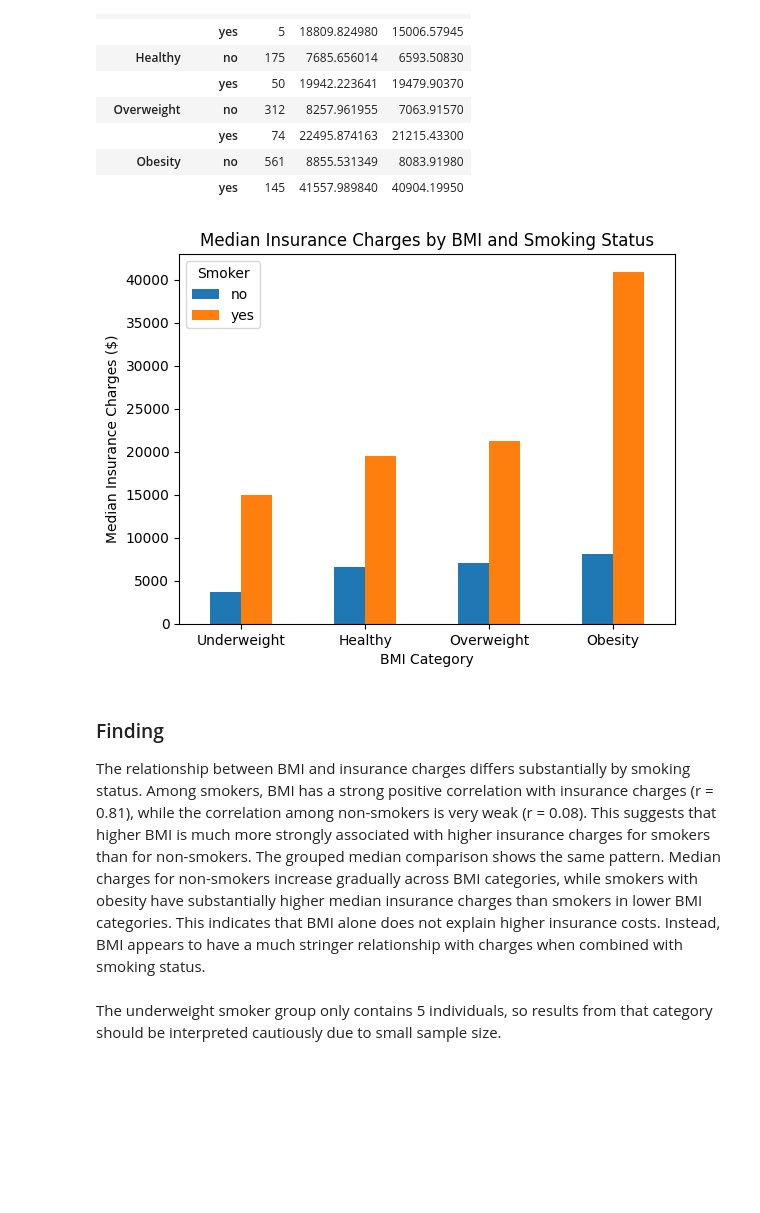
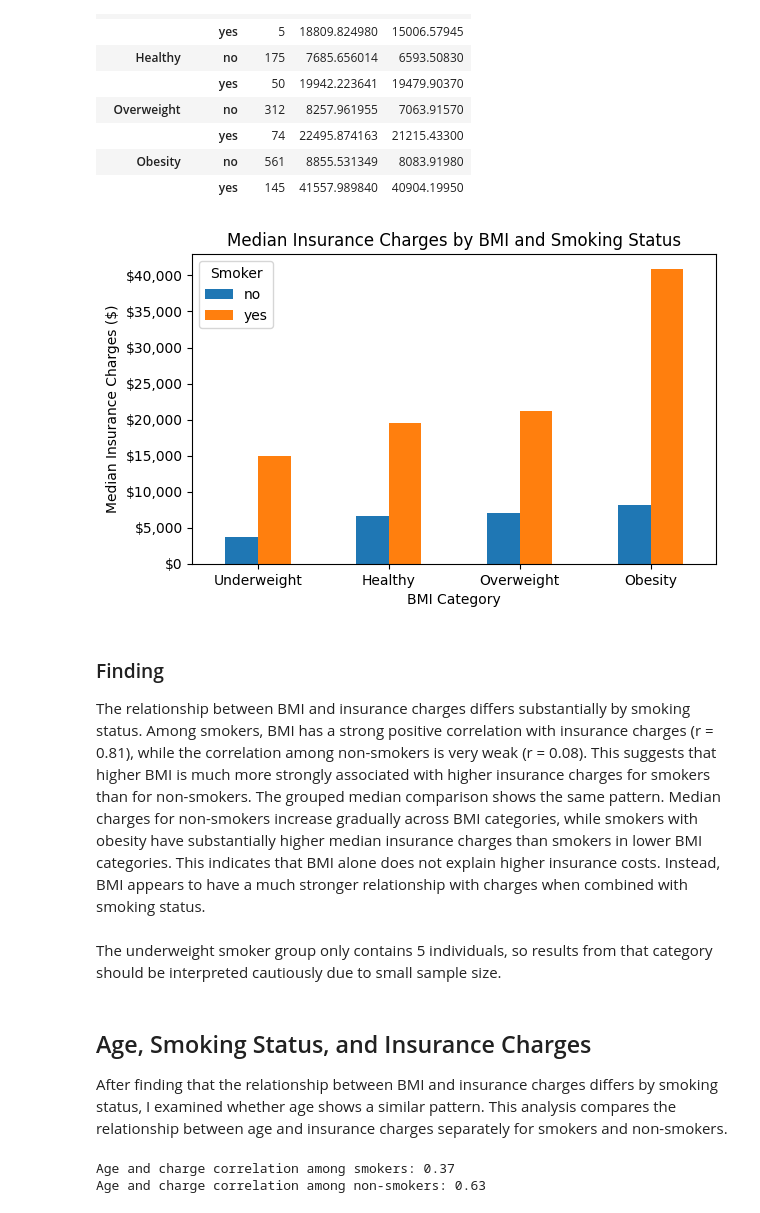
Before and after one commit to kikieliu/medical-insurance-analysis, a Jupyter notebook: medical_insurance_analysis.ipynb, the cells around one changed output. Cells and saved outputs as stored; diff of their text form; code cells hidden in the pictures; blank space fills up the shorter version.

Commit message:
finish analysis

```diff
--- a/medical_insurance_analysis.ipynb
+++ b/medical_insurance_analysis.ipynb
@@ -326,21 +325,44 @@ bmi_smoking_summary
 | Obesity | no | 561 | 8855.531349 | 8083.91980 |
 |  | yes | 145 | 41557.989840 | 40904.19950 |
 # %%
+bmi_smoking_median = df.groupby(
+    ["bmi_category", "smoker"],
+    observed=False
+)["charges"].median().unstack()
+
 bmi_smoking_median.plot(kind="bar")
 
 plt.title("Median Insurance Charges by BMI and Smoking Status")
 plt.xlabel("BMI Category")
 plt.ylabel("Median Insurance Charges ($)")
+plt.gca().yaxis.set_major_formatter(
+    StrMethodFormatter("${x:,.0f}")
+)
+
+plt.tight_layout()
 plt.xticks(rotation=0)
 plt.legend(title="Smoker")
 plt.show()
 # %% [output]
-[figure, old version]
+[figure, new version]
 # %% [markdown]
 ### Finding
 The relationship between BMI and insurance charges differs substantially by smoking status.
 Among smokers, BMI has a strong positive correlation with insurance charges (r = 0.81), while the correlation among non-smokers is very weak (r = 0.08). This suggests that higher BMI is much more strongly associated with higher insurance charges for smokers than for non-smokers.
 The grouped median comparison shows the same pattern. Median charges for non-smokers increase gradually across BMI categories, while smokers with obesity have substantially higher median insurance charges than smokers in lower BMI categories.
-This indicates that BMI alone does not explain higher insurance costs. Instead, BMI appears to have a much stringer relationship with charges when combined with smoking status.
+This indicates that BMI alone does not explain higher insurance costs. Instead, BMI appears to have a much stronger relationship with charges when combined with smoking status.
 # %% [markdown]
 The underweight smoker group only contains 5 individuals, so results from that category should be interpreted cautiously due to small sample size.
+# %% [markdown]
+## Age, Smoking Status, and Insurance Charges
+After finding that the relationship between BMI and insurance charges differs by smoking status, I examined whether age shows a similar pattern.
+This analysis compares the relationship between age and insurance charges separately for smokers and non-smokers.
+# %%
+smoker_age_corr = smokers.age.corr(smokers.charges)
+nonsmoker_age_corr = non_smokers.age.corr(non_smokers.charges)
+
+print(f'Age and charge correlation among smokers: {smoker_age_corr:.2f}')
+print(f'Age and charge correlation among non-smokers: {nonsmoker_age_corr:.2f}')
+# %% [output]
+Age and charge correlation among smokers: 0.37
+Age and charge correlation among non-smokers: 0.63
```
Also changed, not shown: parts of 45 cells of this notebook.
